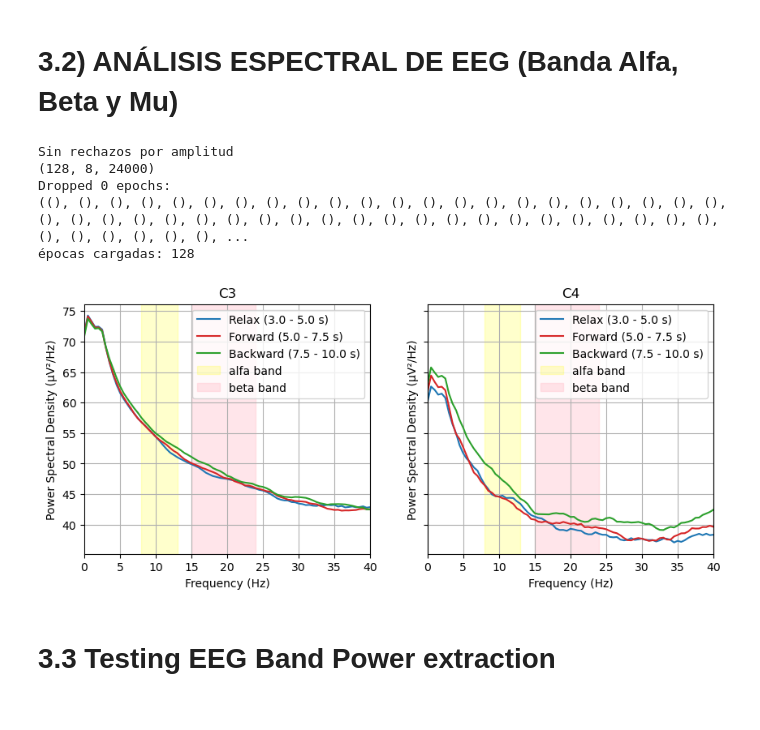
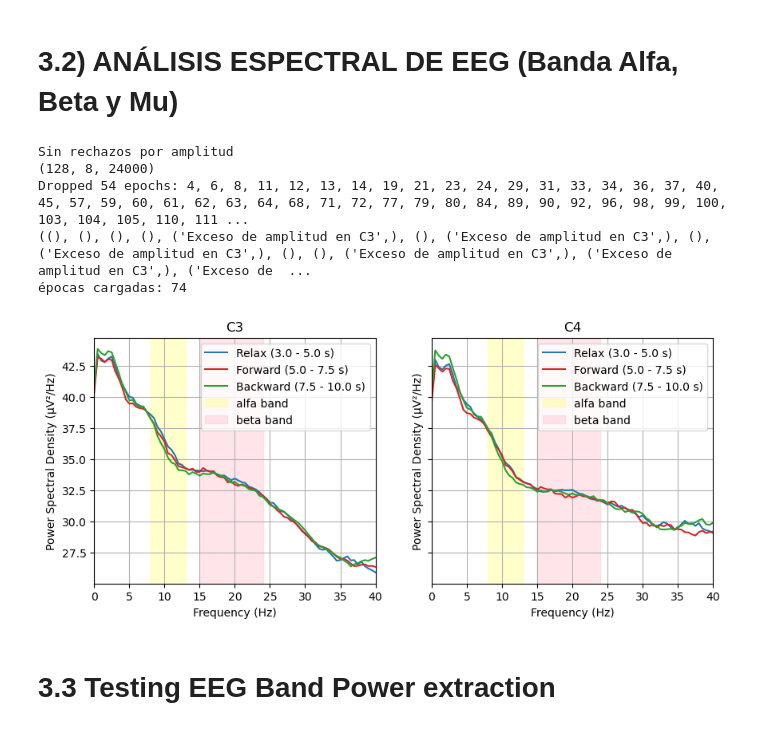
Before and after one commit to MonkeyDYoyi/NewExperimentCode, a Jupyter notebook: NewCode.ipynb, the cells around one changed output. Saved outputs shown, nothing was run; the diff lists cells and outputs as text; code cells hidden in the pictures.

```diff
--- a/NewCode.ipynb
+++ b/NewCode.ipynb
@@ -2013,39 +2013,39 @@ def plot_c3_trial_dynamics(preOrPost, subject, condition, fs=2400, method='multi
     # plt.style.use('default')
 
 # ==============================================================================
 # EJEMPLO DE USO (Cópialo en tu celda de ejecución)
 # ==============================================================================
-subject = "6"
+subject = "8"
 condition = "stim"
-preOrPost = "post"
+preOrPost = "pre"
 # method = 'multitaper'  # 'welch' o 'multitaper'
 method = 'multitaper'
 
 #epochs_pre_crudo = mne.read_epochs(file_eeg_pre, preload=True, verbose=False)
 print("Sin rechazos por amplitud")
 Preprocessed_Data_Folder = r"C:\Yoyi\Preprocessed Data\Sin  rechazo por amplitud"
 # Preprocessed_Data_Folder = r"C:\Yoyi\Preprocessed Data\100 de rechazo de amplitud"
 # Preprocessed_Data_Folder = r"C:\Yoyi\Preprocessed Data\150 de rechazo de amplitud"
 # plot_c3_trial_dynamics(preOrPost, subject=subject, condition=condition, method=method, window_position=0)
 
 # print("100 de rechazo de amplitud")
 
 # #Preprocessed_Data_Folder = r"C:\Yoyi\Preprocessed Data\100 de rechazo de amplitud"
 # plot_c3_trial_dynamics(preOrPost, subject=subject, condition=condition, method=method, window_position=1)
 
 # print("150 de rechazo de amplitud")
 
 #Preprocessed_Data_Folder = r"C:\Yoyi\Preprocessed Data\150 de rechazo de amplitud"
 plot_c3_trial_dynamics(preOrPost, subject=subject, condition=condition, method=method, window_position=2)
 
 # plot_c3_trial_dynamics(preOrPost, subject=subject, condition=condition, method=method, window_position=3)
 # %% [output]
 Sin rechazos por amplitud
 (128, 8, 24000)
-Dropped 0 epochs:
-((), (), (), (), (), (), (), (), (), (), (), (), (), (), (), (), (), (), (), (), (), (), (), (), (), (), (), (), (), (), (), (), (), (), (), (), (), (), (), (), (), (), (), (), (), (), (), (), (), (), ...
-épocas cargadas: 128
+Dropped 54 epochs: 4, 6, 8, 11, 12, 13, 14, 19, 21, 23, 24, 29, 31, 33, 34, 36, 37, 40, 45, 57, 59, 60, 61, 62, 63, 64, 68, 71, 72, 77, 79, 80, 84, 89, 90, 92, 96, 98, 99, 100, 103, 104, 105, 110, 111 ...
+((), (), (), (), ('Exceso de amplitud en C3',), (), ('Exceso de amplitud en C3',), (), ('Exceso de amplitud en C3',), (), (), ('Exceso de amplitud en C3',), ('Exceso de amplitud en C3',), ('Exceso de  ...
+épocas cargadas: 74
-[figure, old version]
+[figure, new version]
 # %% [markdown]
 # 3.3 Testing EEG Band Power extraction
 # %%
```
Also changed, not shown: 1 other file.
